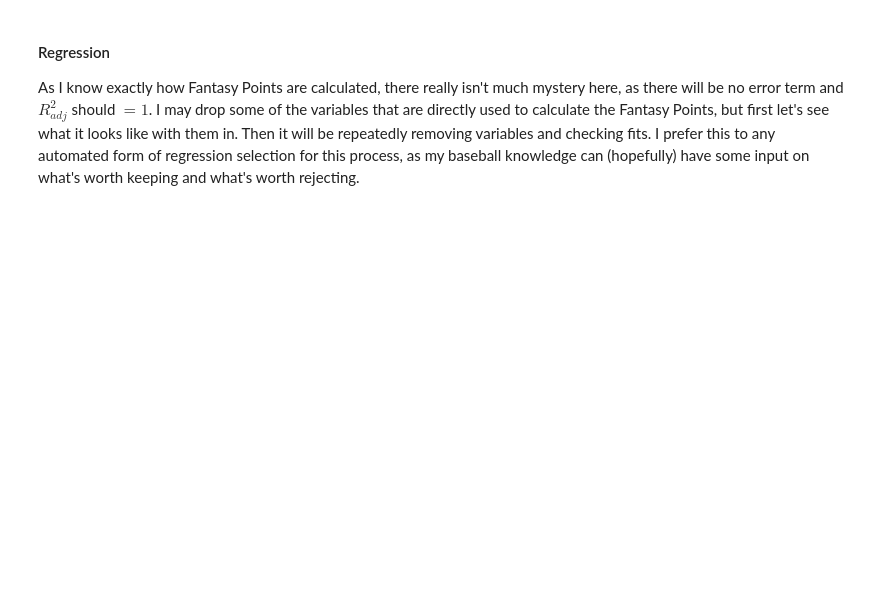
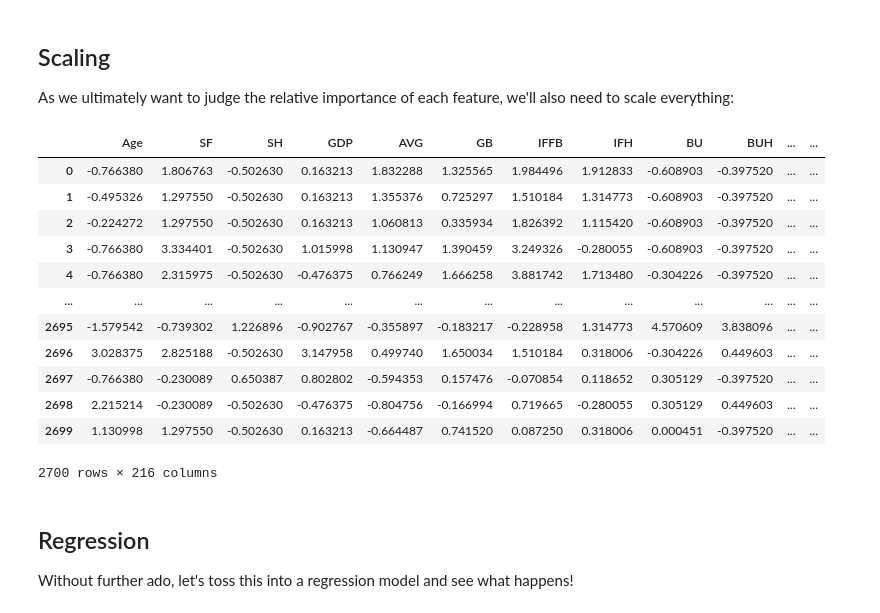
Before and after one commit to jswan5/FantasyBaseball, a Jupyter notebook: batters.ipynb, the cells around one changed output. Drawn from its saved outputs; the diff is of its cells as text; code cells hidden in the pictures; blank space fills up the shorter version.

```diff
--- a/batters.ipynb
+++ b/batters.ipynb
@@ -61,0 +153,28 @@ As it turned out, several of the fields were nearly full of NaNs (some knuckleba
+# %%
+to_remove = ['wRC',
+             '+WPA',
+             'Rep',
+             'PA',
+             'Pitches',
+             'AB',
+             'Strikes',
+             'Balls',
+             'Events',
+             'FB',
+             'LD',
+             '1B',
+             'G',
+             'RAR',
+             'WAR',
+             'REW',
+             '-WPA',
+             'Pos',
+             'IDfg',
+             'Season',
+             'Name',
+             'Team',
+             'Lg',
+             'Dol',
+             'Age Rng']
+batters_red2 = batters_red.drop(to_remove, axis=1)
+batters_red2
@@ -61,0 +199,4 @@ As it turned out, several of the fields were nearly full of NaNs (some knuckleba
+# %%
+imp = SimpleImputer(missing_values=np.nan, strategy='median')
+batters_imp = pd.DataFrame(imp.fit_transform(batters_red2), columns=batters_red2.columns.values)
+batters_imp
@@ -62,4 +217,26 @@ As it turned out, several of the fields were nearly full of NaNs (some knuckleba
+# %% [markdown]
+## Scaling
+
+As we ultimately want to judge the relative importance of each feature, we'll also need to scale everything:
+# %%
+scaler = StandardScaler()
+batters_final = pd.DataFrame(scaler.fit_transform(batters_imp), columns=batters_red2.columns.values)
+batters_final
+# %% [output]
+|  | Age | SF | SH | GDP | AVG | GB | IFFB | IFH | BU | BUH | ... | ... |
+| 0 | -0.766380 | 1.806763 | -0.502630 | 0.163213 | 1.832288 | 1.325565 | 1.984496 | 1.912833 | -0.608903 | -0.397520 | ... | ... |
+| 1 | -0.495326 | 1.297550 | -0.502630 | 0.163213 | 1.355376 | 0.725297 | 1.510184 | 1.314773 | -0.608903 | -0.397520 | ... | ... |
+| 2 | -0.224272 | 1.297550 | -0.502630 | 0.163213 | 1.060813 | 0.335934 | 1.826392 | 1.115420 | -0.608903 | -0.397520 | ... | ... |
+| 3 | -0.766380 | 3.334401 | -0.502630 | 1.015998 | 1.130947 | 1.390459 | 3.249326 | -0.280055 | -0.608903 | -0.397520 | ... | ... |
+| 4 | -0.766380 | 2.315975 | -0.502630 | -0.476375 | 0.766249 | 1.666258 | 3.881742 | 1.713480 | -0.304226 | -0.397520 | ... | ... |
+| ... | ... | ... | ... | ... | ... | ... | ... | ... | ... | ... | ... | ... |
+| 2695 | -1.579542 | -0.739302 | 1.226896 | -0.902767 | -0.355897 | -0.183217 | -0.228958 | 1.314773 | 4.570609 | 3.838096 | ... | ... |
+| 2696 | 3.028375 | 2.825188 | -0.502630 | 3.147958 | 0.499740 | 1.650034 | 1.510184 | 0.318006 | -0.304226 | 0.449603 | ... | ... |
+| 2697 | -0.766380 | -0.230089 | 0.650387 | 0.802802 | -0.594353 | 0.157476 | -0.070854 | 0.118652 | 0.305129 | -0.397520 | ... | ... |
+| 2698 | 2.215214 | -0.230089 | -0.502630 | -0.476375 | -0.804756 | -0.166994 | 0.719665 | -0.280055 | 0.305129 | 0.449603 | ... | ... |
+| 2699 | 1.130998 | 1.297550 | -0.502630 | 0.163213 | -0.664487 | 0.741520 | 0.087250 | 0.318006 | 0.000451 | -0.397520 | ... | ... |
+2700 rows × 216 columns
 # %% [markdown]
-#### Regression
-As I know exactly how Fantasy Points are calculated, there really isn't much mystery here, as there will be no error term and $R^2_{adj}$ should $ = 1$. I may drop some of the variables that are directly used to calculate the Fantasy Points, but first let's see what it looks like with them in. Then it will be repeatedly removing variables and checking fits. I prefer this to any automated form of regression selection for this process, as my baseball knowledge can (hopefully) have some input on what's worth keeping and what's worth rejecting.
+## Regression
+Without further ado, let's toss this into a regression model and see what happens!
 # %%
```
Also changed, not shown: parts of 27 cells of this notebook.
